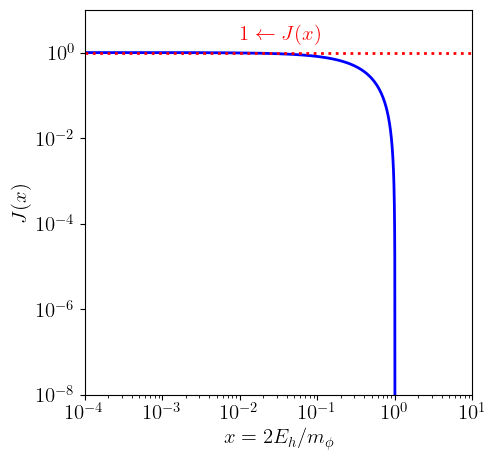
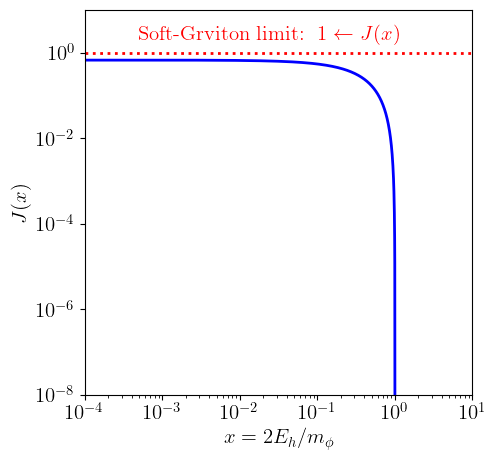
The notebook cell's code change between the first figure and the second:
--- before
+++ after
@@ -8,5 +8,5 @@
 ax.set_xscale('log')
 ax.set_yscale('log')
-plt.text(1e-2, 2, r'$1 \leftarrow J(x)$', color = "r", size=15, rotation=0)
+plt.text(5*1e-4, 2, r'$\text{Soft-Grviton limit:}~~1 \leftarrow J(x)$', color = "r", size=15, rotation=0)
 
 ax.set_xlim(1e-4, 1e1)

Commit: Add files via upload